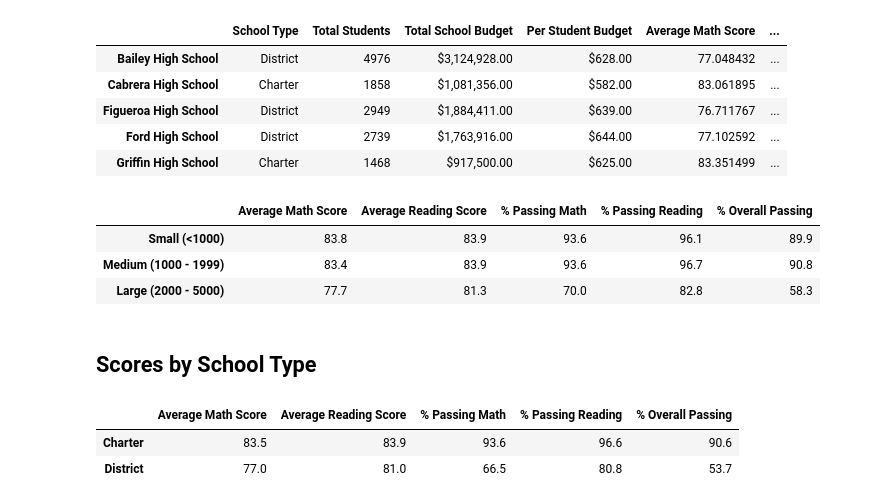
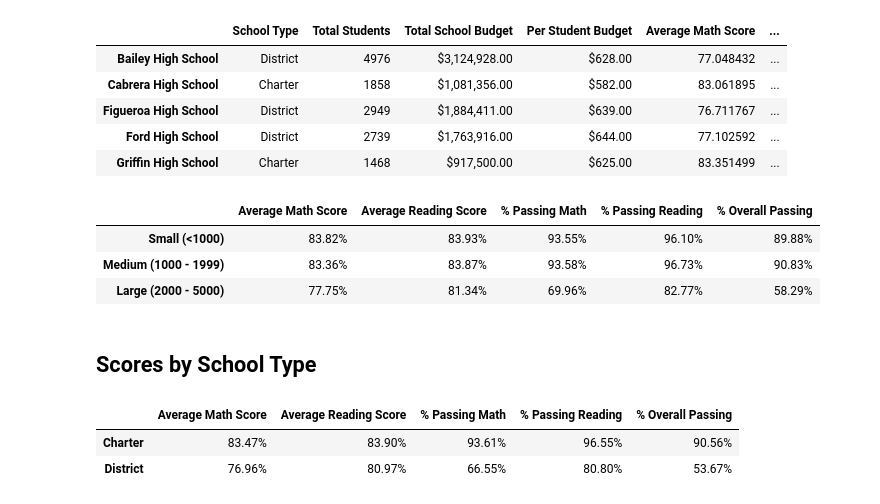
Before and after one commit to squishykins/School_District_Analysis, a Jupyter notebook: PyCitySchools_Challenge.ipynb, the cells around one changed output. Cells and saved outputs as stored; diff of their text form; code cells hidden in the pictures.

```diff
--- a/PyCitySchools_Challenge.ipynb
+++ b/PyCitySchools_Challenge.ipynb
@@ -539,7 +539,7 @@ spending_summary_df = pd.DataFrame({
 # %%
 # Format the DataFrame
 for (colName,colData) in spending_summary_df.iteritems():
-    spending_summary_df[colName] = spending_summary_df[colName].round(decimals=1)
+    spending_summary_df[colName] = spending_summary_df[colName].map("{:.2f}%".format)
 spending_summary_df.index.name = None
 spending_summary_df
 # %% [output]
@@ -584,14 +584,14 @@ size_summary_df = pd.DataFrame({
 # %%
 # Format the DataFrame
 for (colName, colData) in size_summary_df.iteritems():
-    size_summary_df[colName] = size_summary_df[colName].round(decimals = 1)
+    size_summary_df[colName] = size_summary_df[colName].map("{:.2f}%".format)
 size_summary_df.index.name=None
 size_summary_df
 # %% [output]
 |  | Average Math Score | Average Reading Score | % Passing Math | % Passing Reading | % Overall Passing |
-| Small (<1000) | 83.8 | 83.9 | 93.6 | 96.1 | 89.9 |
-| Medium (1000 - 1999) | 83.4 | 83.9 | 93.6 | 96.7 | 90.8 |
-| Large (2000 - 5000) | 77.7 | 81.3 | 70.0 | 82.8 | 58.3 |
+| Small (<1000) | 83.82% | 83.93% | 93.55% | 96.10% | 89.88% |
+| Medium (1000 - 1999) | 83.36% | 83.87% | 93.58% | 96.73% | 90.83% |
+| Large (2000 - 5000) | 77.75% | 81.34% | 69.96% | 82.77% | 58.29% |
 # %% [markdown]
 ## Scores by School Type
 # %%
@@ -613,10 +613,10 @@ type_summary_df = pd.DataFrame({
 # %%
 # # Format the DataFrame
 for (colName, colData) in type_summary_df.iteritems():
- type_summary_df[colName] = type_summary_df[colName].round(decimals = 1)
+ type_summary_df[colName] = type_summary_df[colName].map("{:.2f}%".format)
 type_summary_df.index.name = None
 type_summary_df
 # %% [output]
 |  | Average Math Score | Average Reading Score | % Passing Math | % Passing Reading | % Overall Passing |
-| Charter | 83.5 | 83.9 | 93.6 | 96.6 | 90.6 |
-| District | 77.0 | 81.0 | 66.5 | 80.8 | 53.7 |
+| Charter | 83.47% | 83.90% | 93.61% | 96.55% | 90.56% |
+| District | 76.96% | 80.97% | 66.55% | 80.80% | 53.67% |
```
Also changed, not shown: parts of 1 cell of this notebook, 2 other files.
